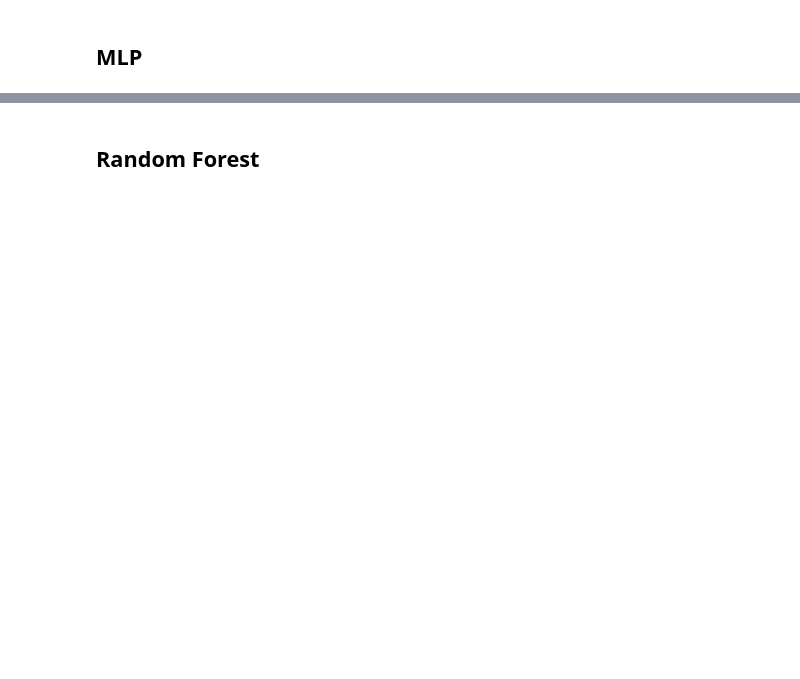
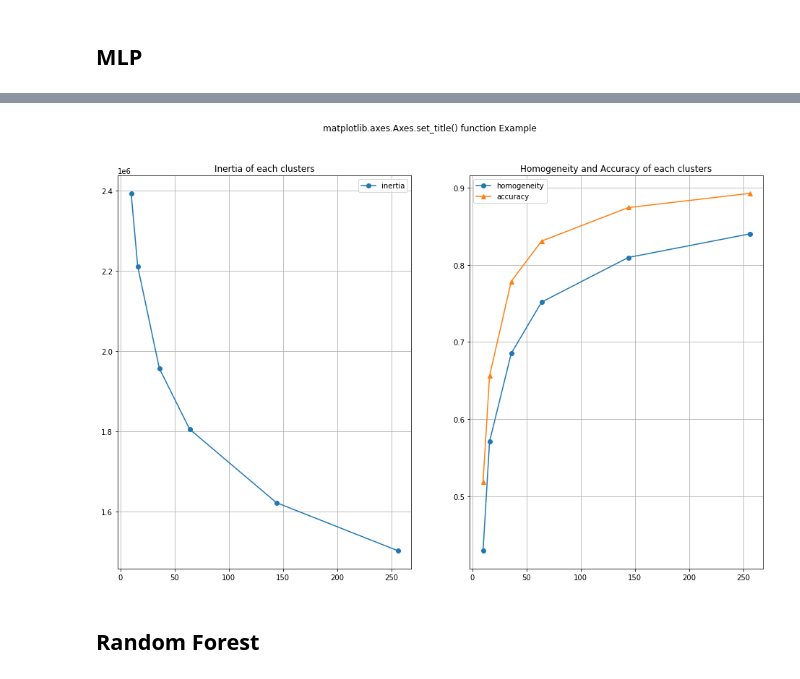
Before and after one commit to j6f1y6/JMLM, a Jupyter notebook: test.ipynb, the cells around one changed output, grey strips where cells are left out. Drawn from its saved outputs; the diff is of its cells as text; code cells hidden in the pictures; blank space fills up the shorter version.

Commit message:
update graph

```diff
--- a/test.ipynb
+++ b/test.ipynb
@@ -29,11 +60,13 @@ print(X_train.shape)
 # %% [markdown]
 ## MLP
 # %%
-clf = MLPClassifier(random_state=1, max_iter=300).fit(X_train, y_train)
+clf = MLPClassifier(hidden_layer_sizes=(150,  ), max_iter=300).fit(X_train, y_train)
 
 print(clf.predict_proba(X_test[:1]))
 
 print(clf.predict(X_test[:5, :]))
 
+print(clf.score(X_train, y_train))
+
 print(clf.score(X_test, y_test))
 # %% [output]
@@ -46,0 +188,22 @@ print(clf.score(X_test, y_test))
+# %%
+X_train, X_test, y_train, y_test = load_data(dataset, onehot=False)
+clusters = [10, 16, 36, 64, 144, 256]
+iner_list = []
+homo_list = []
+acc_list = []
+
+for n_clusters in clusters:
+    estimator = MiniBatchKMeans(n_clusters=n_clusters)
+    estimator.fit(X_train)
+
+    inertia, homo = calc_metrics(estimator, X_train, y_train)
+    iner_list.append(inertia)
+    homo_list.append(homo)
+
+    # Determine predicted labels
+    cluster_labels = infer_cluster_labels(estimator, y_train)
+    prediction = infer_data_labels(estimator.labels_, cluster_labels)
+
+    acc = accuracy_score(y_train, prediction)
+    acc_list.append(acc)
+    print('Accuracy: {}\n'.format(acc))
@@ -47,3 +228,19 @@ print(clf.score(X_test, y_test))
+# %%
+fig, ax = plt.subplots(1, 2, figsize=(16, 10))
+ax[0].plot(clusters, iner_list, label='inertia', marker='o')
+ax[1].plot(clusters, homo_list, label='homogeneity', marker='o')
+ax[1].plot(clusters, acc_list, label='accuracy', marker='^')
+ax[0].legend(loc='best')
+ax[1].legend(loc='best')
+ax[0].grid('on')
+ax[1].grid('on')
+ax[0].set_title('Inertia of each clusters')
+ax[1].set_title('Homogeneity and Accuracy of each clusters')
+fig.suptitle('matplotlib.axes.Axes.set_title() function Example\n')
+
+plt.show()
+# %% [output]
+[figure, added]
 # %% [markdown]
 ## Random Forest
 # %%
```
Also changed, not shown: parts of 29 cells of this notebook, 3 other files.
